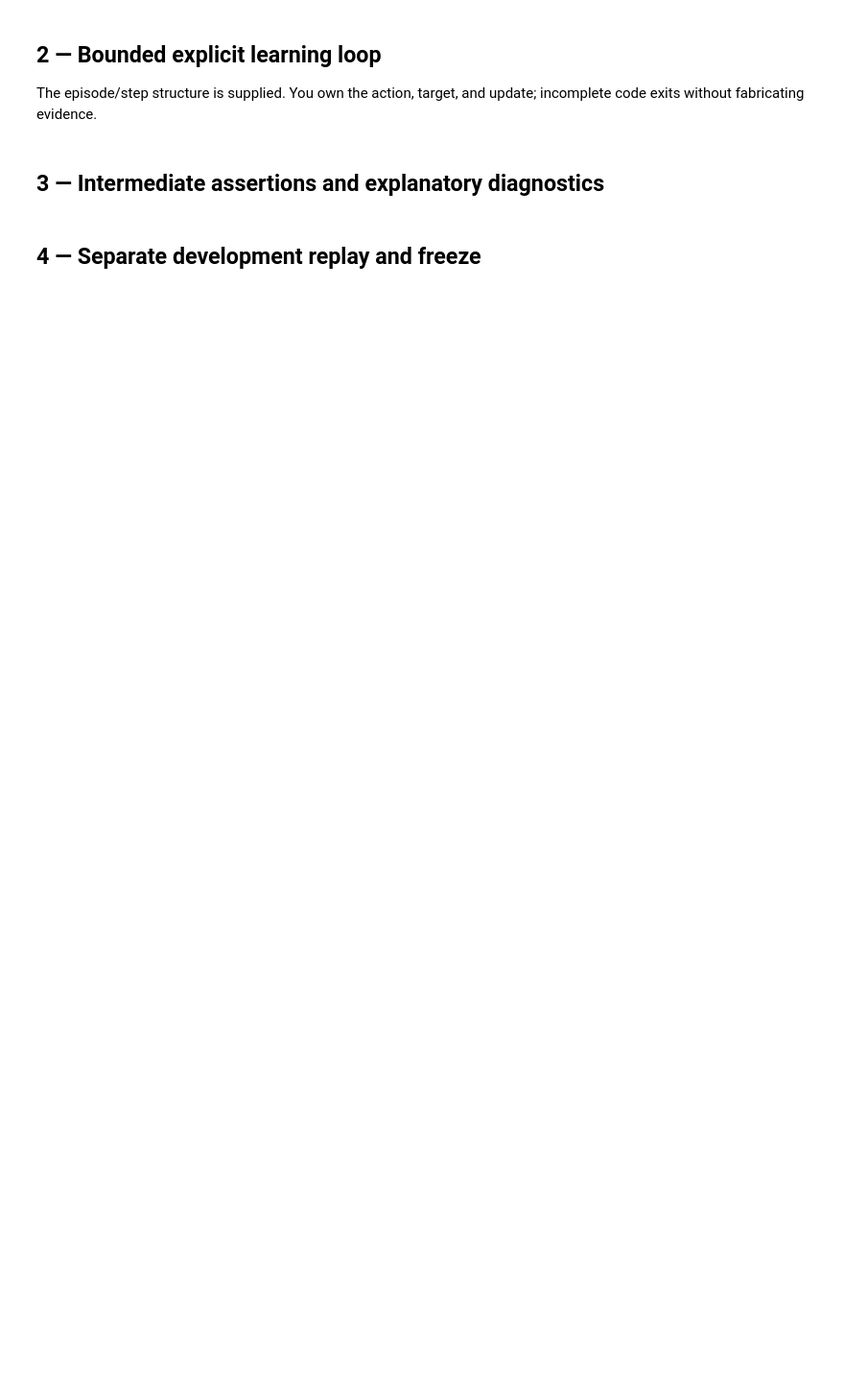
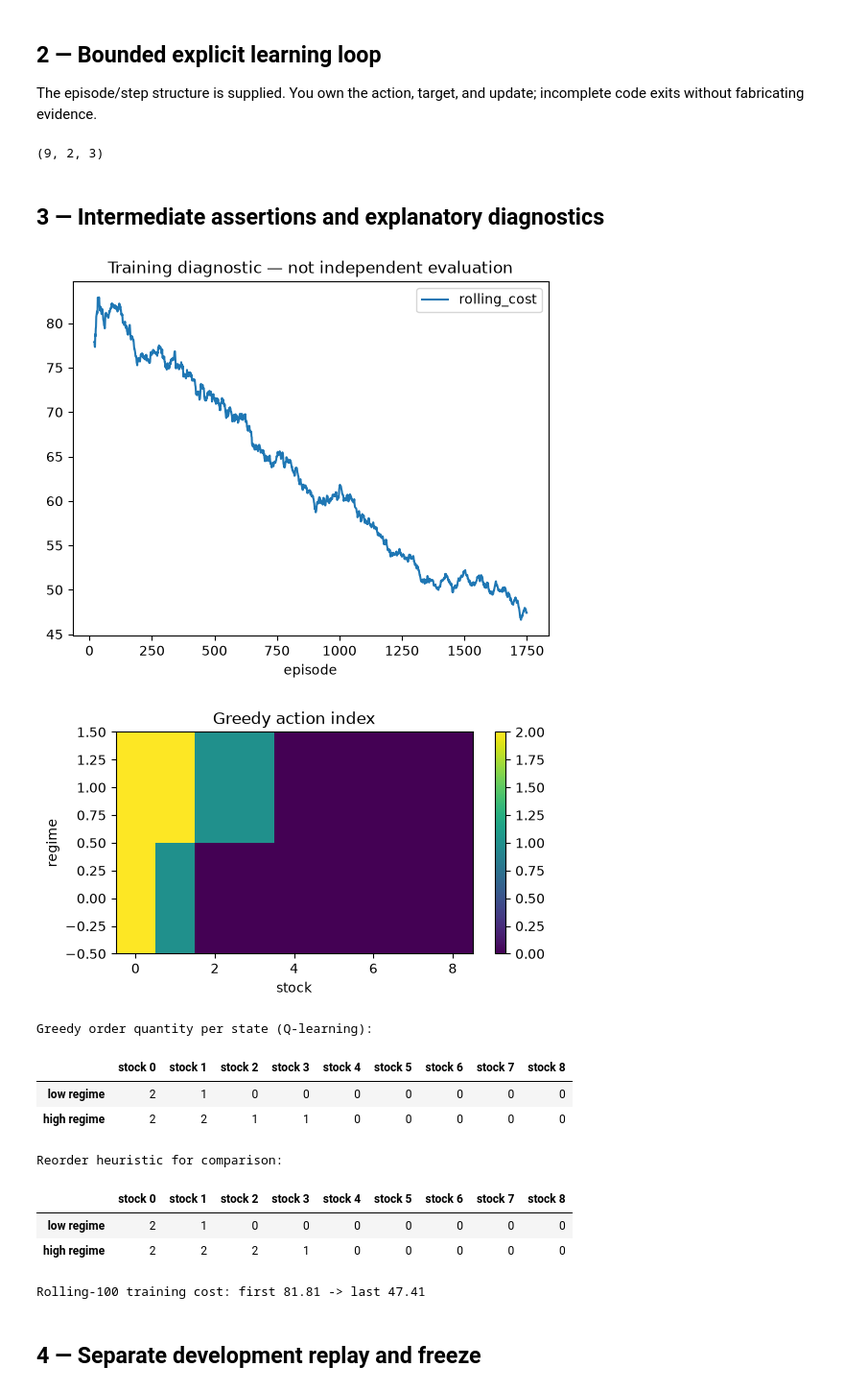
Before and after one commit to Valdg2165/Advanced_Machine_Learning_ESILV_2026-2027_DVL_final, a Jupyter notebook: 02_labs/TD4_tabular_q_learning/support_starter.ipynb, the cells around one changed output. Shown at 96% size. Drawn from its saved outputs; the diff is of its cells as text; code cells hidden in the pictures; blank space fills up the shorter version.

```diff
--- a/02_labs/TD4_tabular_q_learning/support_starter.ipynb
+++ b/02_labs/TD4_tabular_q_learning/support_starter.ipynb
@@ -66,31 +73,56 @@ def train_q_learning_student(*,seeds,episodes_per_seed=350,alpha=.18,gamma=.96,e
             terminated=truncated=False; episode_cost=0.; action=target=None
             while not (terminated or truncated):
                 state=tuple(int(v) for v in observation)
-                # TODO 1: epsilon-greedy action using action_rng.
-                action=None
+                # TODO 1: epsilon-greedy action using the separate action_rng (never env.np_random,
+                # so exploration does not change the demand path). Explore with prob. epsilon, else greedy.
+                if action_rng.random()<epsilon: action=int(action_rng.integers(0,q_table.shape[2]))
+                else: action=int(np.argmax(q_table[state]))
                 if action is None: break
                 next_observation,reward,terminated,truncated,info=env.step(action)
                 next_state=tuple(int(v) for v in next_observation)
                 # TODO 2: target bootstraps on truncation; zero continuation only on termination.
-                target=None
+                # Only `terminated` is passed: the step-40 time limit is not a real end of the inventory process.
+                target=q_learning_target(reward,float(np.max(q_table[next_state])),gamma,terminated=terminated)
                 if target is None: break
                 # TODO 3: alpha-scaled in-place update q_table[state + (action,)].
+                q_table[state+(action,)]+=alpha*(target-q_table[state+(action,)])
                 observation=next_observation; episode_cost+=float(info['cost'])
             env.close()
             if action is None or target is None: return None,None
             rows.append({'seed':seed,'episode':global_episode,'epsilon':epsilon,'episode_cost':episode_cost}); global_episode+=1
     training=pd.DataFrame(rows); assert len(training)==len(seeds)*episodes_per_seed and np.isfinite(q_table).all()
     return q_table,training
-q_table,training=None,None # TODO: call after all three decisions are complete
+TRAIN_CONFIG={'seeds':tuple(int(s) for s in PUBLIC_SEEDS),'episodes_per_seed':350,'alpha':.18,'gamma':.96,'epsilon_start':.85,'epsilon_end':.05}
+q_table,training=train_q_learning_student(**TRAIN_CONFIG)
 print('Trainer pending' if q_table is None else q_table.shape)
+# %% [output]
+(9, 2, 3)
 # %% [markdown]
 ## 3 — Intermediate assertions and explanatory diagnostics
 # %%
 if q_table is not None:
     assert q_table.shape==(9,2,3) and np.isfinite(q_table).all() and len(training)==1750
     training.assign(rolling_cost=training.episode_cost.rolling(100,min_periods=20).mean()).plot(x='episode',y='rolling_cost',title='Training diagnostic — not independent evaluation')
     fig,ax=plt.subplots(figsize=(6,3)); image=ax.imshow(np.argmax(q_table,axis=2).T,aspect='auto',origin='lower'); ax.set(xlabel='stock',ylabel='regime',title='Greedy action index'); fig.colorbar(image,ax=ax); plt.show()
+    from shared.inventory_env import ORDER_QUANTITIES
+    policy_map=pd.DataFrame(np.array(ORDER_QUANTITIES)[np.argmax(q_table,axis=2)].T,index=['low regime','high regime'],columns=[f'stock {s}' for s in range(9)])
+    print('Greedy order quantity per state (Q-learning):'); display(policy_map)
+    reorder_map=pd.DataFrame([[int(np.clip(t-s,0,2)) for s in range(9)] for t in (2,4)],index=policy_map.index,columns=policy_map.columns)
+    print('Reorder heuristic for comparison:'); display(reorder_map)
+    print('Rolling-100 training cost: first',round(training.episode_cost.iloc[:100].mean(),2),'-> last',round(training.episode_cost.iloc[-100:].mean(),2))
 else: print('Diagnostics unlock after the assessed loop is complete.')
+# %% [output]
+[figure, added]
+[figure, added]
+Greedy order quantity per state (Q-learning):
+|  | stock 0 | stock 1 | stock 2 | stock 3 | stock 4 | stock 5 | stock 6 | stock 7 | stock 8 |
+| low regime | 2 | 1 | 0 | 0 | 0 | 0 | 0 | 0 | 0 |
+| high regime | 2 | 2 | 1 | 1 | 0 | 0 | 0 | 0 | 0 |
+Reorder heuristic for comparison:
+|  | stock 0 | stock 1 | stock 2 | stock 3 | stock 4 | stock 5 | stock 6 | stock 7 | stock 8 |
+| low regime | 2 | 1 | 0 | 0 | 0 | 0 | 0 | 0 | 0 |
+| high regime | 2 | 2 | 2 | 1 | 0 | 0 | 0 | 0 | 0 |
+Rolling-100 training cost: first 81.81 -> last 47.41
 # %% [markdown]
 ## 4 — Separate development replay and freeze
 # %%
```
Also changed, not shown: parts of 5 cells of this notebook, 2 other files.
